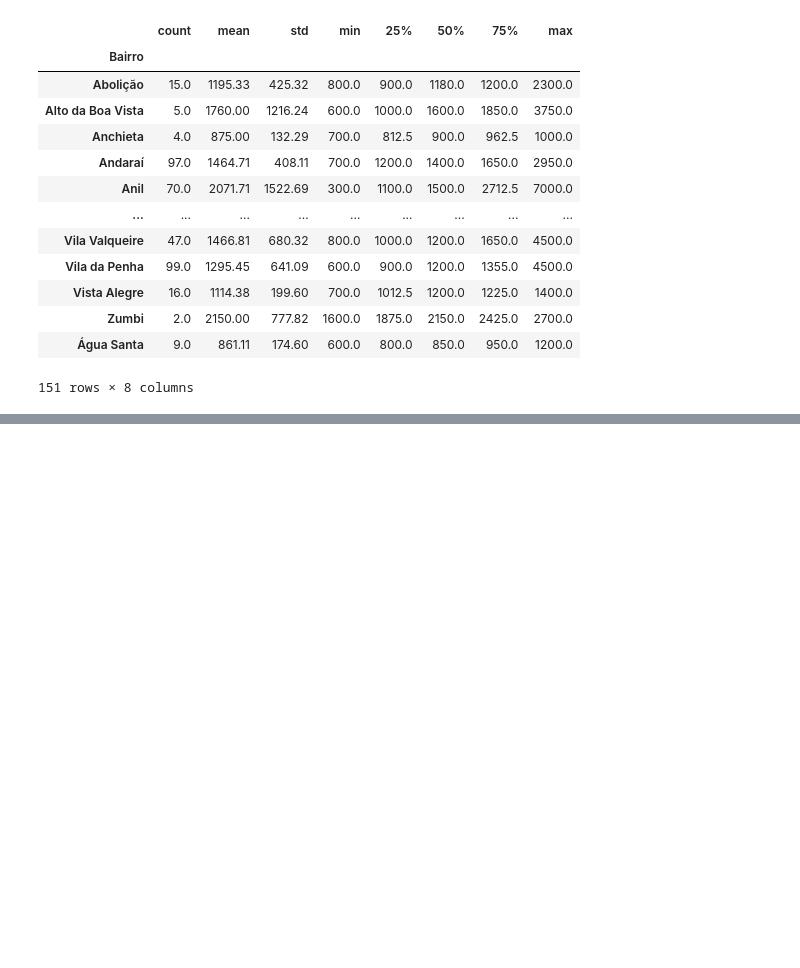
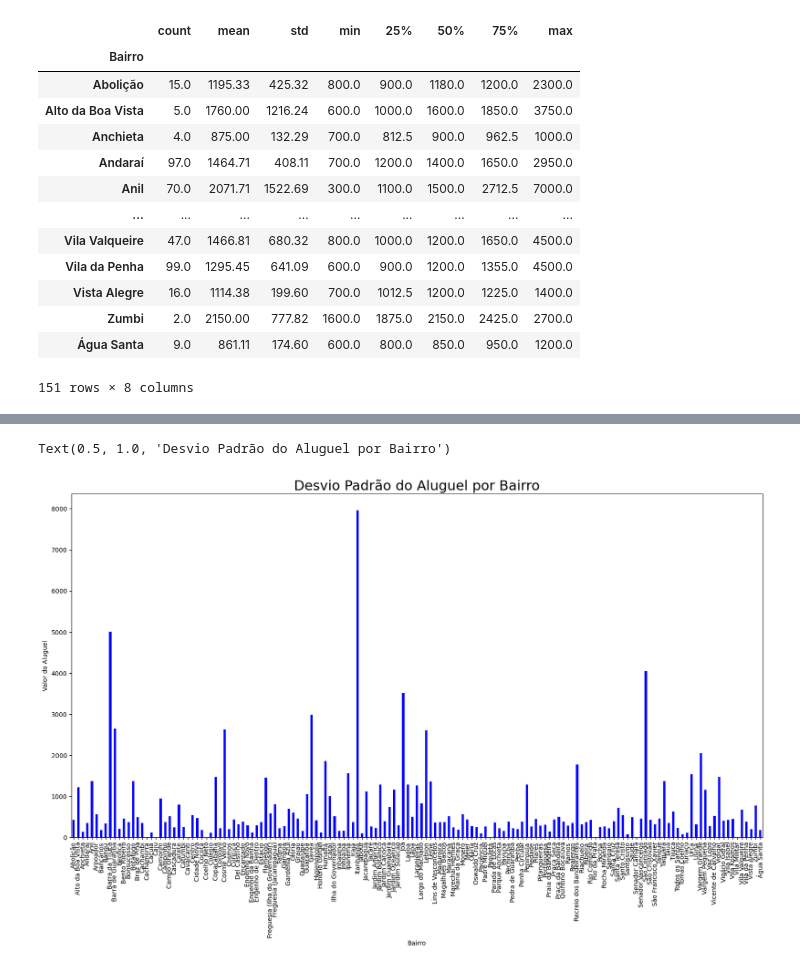
Before and after one commit to DrAdriano/Analise-de-Outliers, a Jupyter notebook: Solução Detalhada.ipynb, the cells around one changed output, grey strips where cells are left out. Cells and saved outputs as stored; diff of their text form; code cells hidden in the pictures; blank space fills up the shorter version.

```diff
--- a/Solução Detalhada.ipynb
+++ b/Solução Detalhada.ipynb
@@ -1368,3 +1403,10 @@ Text(0.5, 1.0, 'Desvio Padrão do Aluguel por Bairro')
+# %%
+fig = grupo_bairro['Aluguel'].std().plot.bar(color = 'blue')
+fig.set_ylabel('Valor do Aluguel')
+fig.set_title('Desvio Padrão do Aluguel por Bairro', {'fontsize': 22})
+# %% [output]
+Text(0.5, 1.0, 'Desvio Padrão do Aluguel por Bairro')
+[figure, added]
 # %% [markdown]
 ## 3. Conclusões
 
```
Also changed, not shown: parts of 14 cells of this notebook, 5 other files.
